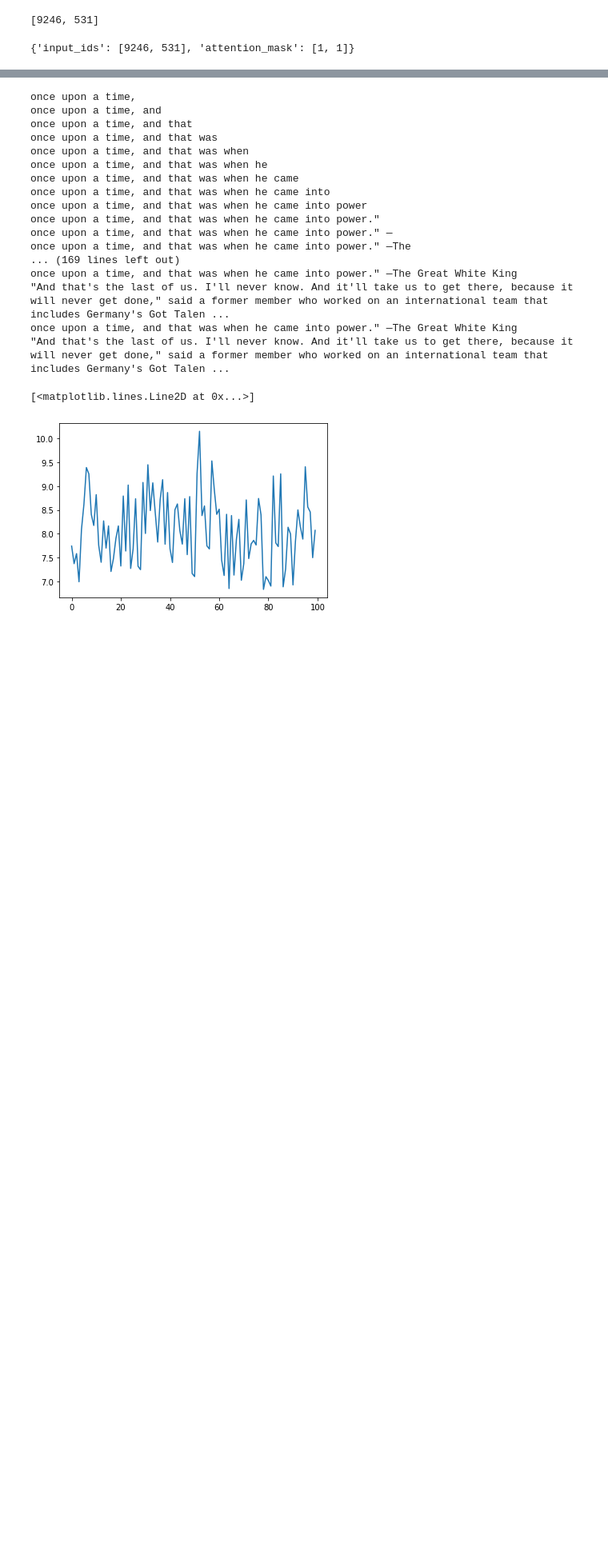
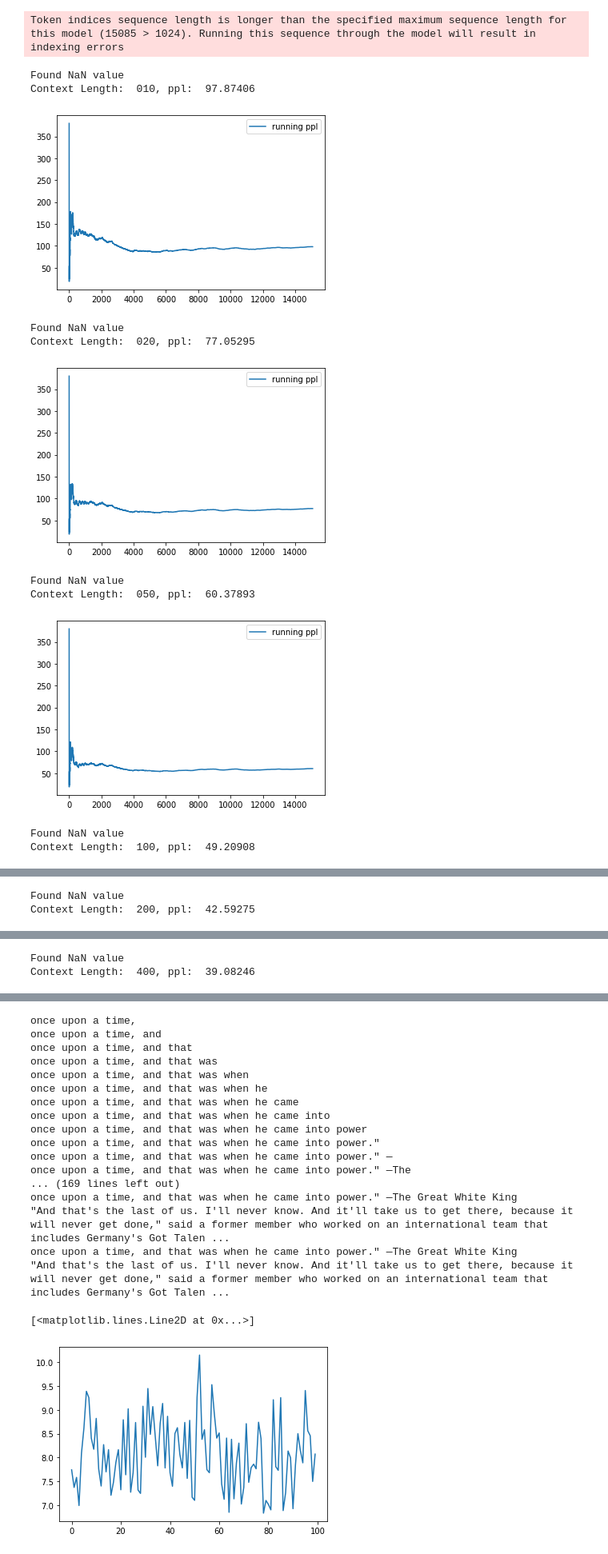
Before and after one commit to akarshkumar0101/transformer-memory, a Jupyter notebook: book_perplexity.ipynb, the cells around one changed output, grey strips where cells are left out. Shown at 80% size. Cells and saved outputs as stored; diff of their text form; code cells hidden in the pictures; blank space fills up the shorter version.

```diff
--- a/book_perplexity.ipynb
+++ b/book_perplexity.ipynb
@@ -5,13 +5,5 @@
 %run imports_notebook.py
 # %%
 tokenizer = AutoTokenizer.from_pretrained("distilgpt2")
-
 model = GPT2LMHeadModel.from_pretrained("distilgpt2")
+model = model.to(device)
-# %%
-tokenizer.encode("cat said")
-# %% [output]
-[9246, 531]
-# %%
-tokenizer("cat said")
-# %% [output]
-{'input_ids': [9246, 531], 'attention_mask': [1, 1]}
@@ -20,0 +12,26 @@ b = model(**tokenizer("cat said", return_tensors="pt")).logits
+# %%
+ppl_runnings = []
+for context_length in [10, 20, 50, 100, 200, 400]:
+    ppl, nlls = calc_perplexity(tokenizer, model, context_length=context_length, stride=1, device=device, tqdm=tqdm)
+    print(f'Context Length: {context_length: 04d}, ppl: {ppl: .5f}')
+    # plt.plot(to_np(nlls.exp()))
+    ppl_running = (nlls.cumsum(dim=0)/torch.arange(1, len(nlls)+1, device=nlls.device)).exp()
+    ppl_now = nlls.exp()
+    ppl_runnings.append(ppl_running)
+    # plt.plot(to_np(ppl_now), label='ppl now')
+    plt.plot(to_np(ppl_running), label='running ppl')
+    plt.legend()
+    plt.show()
+# %% [output]
+Token indices sequence length is longer than the specified maximum sequence length for this model (15085 > 1024). Running this sequence through the model will result in indexing errors
+Found NaN value
+Context Length:  010, ppl:  97.87406
+[figure, added]
+Found NaN value
+Context Length:  020, ppl:  77.05295
+[figure, added]
+Found NaN value
+Context Length:  050, ppl:  60.37893
+[figure, added]
+Found NaN value
+Context Length:  100, ppl:  49.20908
@@ -20,0 +39,2 @@ b = model(**tokenizer("cat said", return_tensors="pt")).logits
+Found NaN value
+Context Length:  200, ppl:  42.59275
@@ -20,0 +42,2 @@ b = model(**tokenizer("cat said", return_tensors="pt")).logits
+Found NaN value
+Context Length:  400, ppl:  39.08246
```
Also changed, not shown: parts of 9 cells of this notebook, 4 other files.
